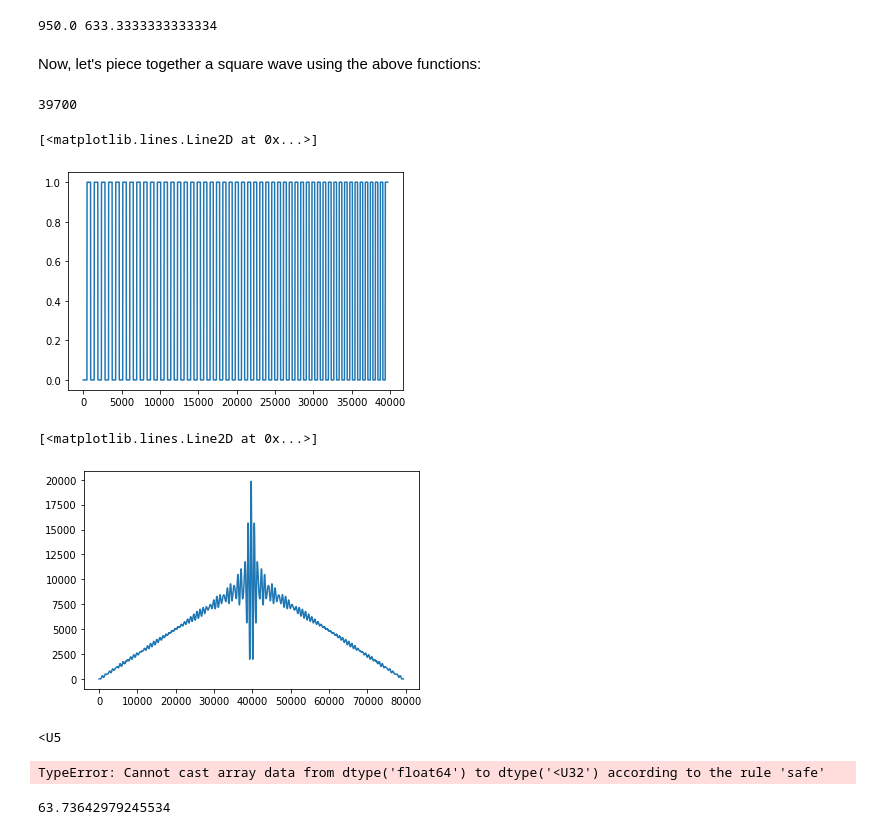
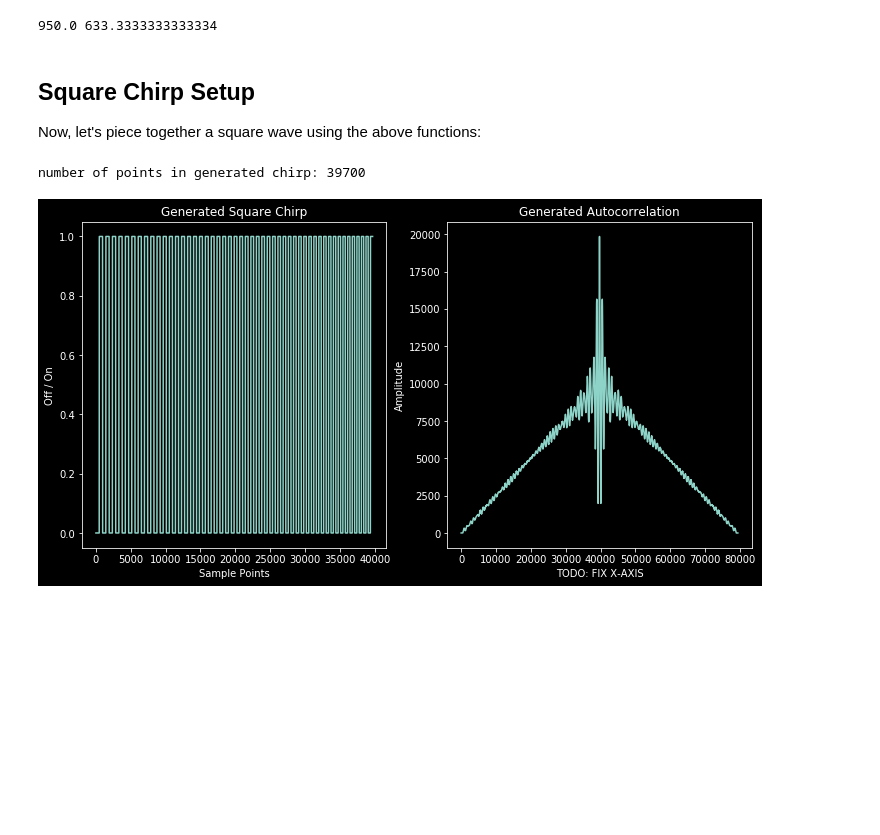
Before and after one commit to wabrams/NIST-PREP, a Jupyter notebook: generated_square_chirps.ipynb, the cells around one changed output. Drawn from its saved outputs; the diff is of its cells as text; code cells hidden in the pictures; blank space fills up the shorter version.

```diff
--- a/generated_square_chirps.ipynb
+++ b/generated_square_chirps.ipynb
@@ -1,6 +1,8 @@
 # %%
+import scipy
 from scipy import signal
 import matplotlib.pyplot as plt
 import numpy as np
 import csv
+plt.style.use('dark_background')
 # %% [markdown]
@@ -49,56 +53,30 @@ print(c0, cN)
 # %% [output]
 950.0 633.3333333333334
 # %% [markdown]
+## Square Chirp Setup
+
 Now, let's piece together a square wave using the above functions:
 # %%
 sqwave = []
 #39741.666
 for n in range(N):
     cn = int(c(n))
     zers = np.zeros(cn//2)
     ones = np.ones (cn//2)
     sqwave = np.concatenate((sqwave, zers, ones), axis=None)
 
-print(len(sqwave))
-plt.plot(sqwave)
+print("number of points in generated chirp:", len(sqwave))
+
+fig, axs = plt.subplots(1, 2, figsize=(12, 6))
+axs[0].plot(sqwave)
+axs[0].set_xlabel("Sample Points")
+axs[0].set_ylabel("Off / On")
+axs[0].set_title("Generated Square Chirp")
+axs[1].plot(np.correlate(sqwave, sqwave, "full"))
+axs[1].set_xlabel("TODO: FIX X-AXIS")
+axs[1].set_ylabel("Amplitude")
+axs[1].set_title("Generated Autocorrelation")
+plt.show()
 # %% [output]
-39700
+number of points in generated chirp: 39700
-[<matplotlib.lines.Line2D at 0x...>]
-[figure, old version]
+[figure, new version]
-# %%
-plt.plot(np.correlate(sqwave, sqwave, "full"))
-# %% [output]
-[<matplotlib.lines.Line2D at 0x...>]
-[figure, removed]
-# %%
-reader = None
-recwave = []
-
-with open("listen.csv", "r") as csvfile:
-    reader = csv.reader(csvfile)
-    recwave = np.array(next(reader))
-
-print(recwave.dtype)
-csvfile.close()
-
-plt.plot(np.correlate(sqwave, recwave))
-# %% [output]
-<U5
-TypeError: Cannot cast array data from dtype('float64') to dtype('<U32') according to the rule 'safe'
-# %%
-BUFFER_SIZE = 2048 #buffer size
-SOUND_LENGTH = BUFFER_SIZE / 8
-samplef = 19e6 / 32 / 6 #for device
-#t = np.arange(0,BUFFER_SIZE/samplef,1/samplef)
-f1 = 20e3
-f2 = 30e3
-#t_sq = np.linspace(0,SOUND_LENGTH/samplef,samplef)
-t_sq = np.arange(0,SOUND_LENGTH/samplef,1/samplef)
-FREQ_STEPS = 200 / 3.137922859050297
-print(FREQ_STEPS)
-freq_dist = np.abs(f2-f1)/FREQ_STEPS
-
-num_points = SOUND_LENGTH/FREQ_STEPS
-#compute step size for counter based on time, starting, stopping frequency
-# %% [output]
-63.73642979245534
```
Also changed, not shown: parts of 20 cells of this notebook, 1 other file.
